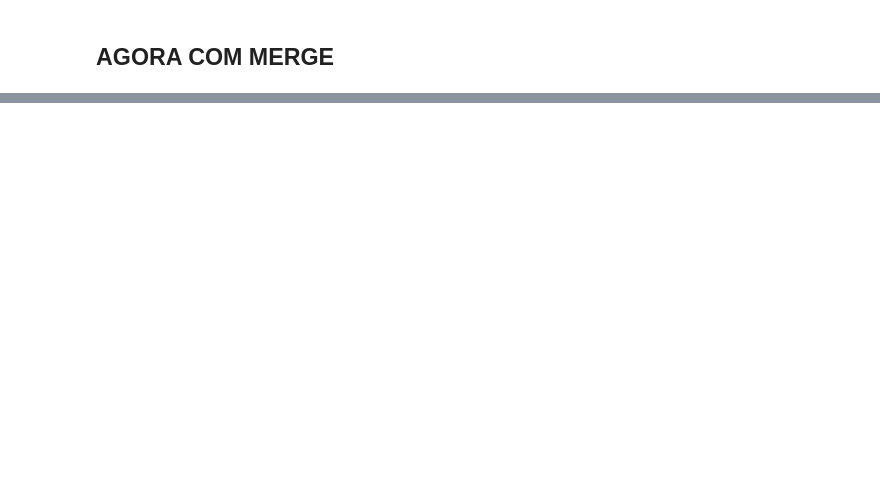
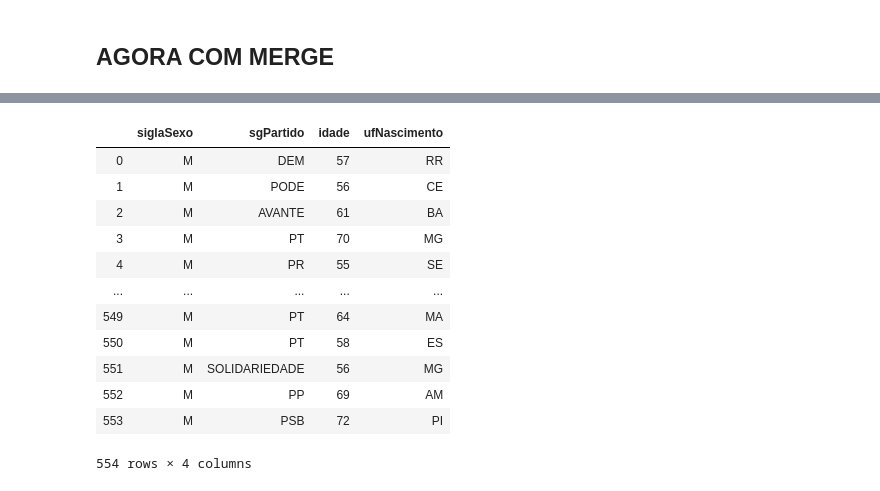
Before and after one commit to thaisviana/Bootcamp-Ciencia-de-Dados, a Jupyter notebook: Turma #1/deputados_genero.ipynb, the cells around one changed output, grey strips where cells are left out. Drawn from its saved outputs; the diff is of its cells as text; code cells hidden in the pictures; blank space fills up the shorter version.

```diff
--- a/Turma #1/deputados_genero.ipynb
+++ b/Turma #1/deputados_genero.ipynb
@@ -133,0 +200,19 @@ df_X
+# %%
+X = gasto_merge[['siglaSexo', 'sgPartido', 'idade', 'ufNascimento']]
+y = gasto_merge['vlrDocumento']
+# %%
+X
+# %% [output]
+|  | siglaSexo | sgPartido | idade | ufNascimento |
+| 0 | M | DEM | 57 | RR |
+| 1 | M | PODE | 56 | CE |
+| 2 | M | AVANTE | 61 | BA |
+| 3 | M | PT | 70 | MG |
+| 4 | M | PR | 55 | SE |
+| ... | ... | ... | ... | ... |
+| 549 | M | PT | 64 | MA |
+| 550 | M | PT | 58 | ES |
+| 551 | M | SOLIDARIEDADE | 56 | MG |
+| 552 | M | PP | 69 | AM |
+| 553 | M | PSB | 72 | PI |
+554 rows × 4 columns
```
Also changed, not shown: parts of 17 cells of this notebook.
